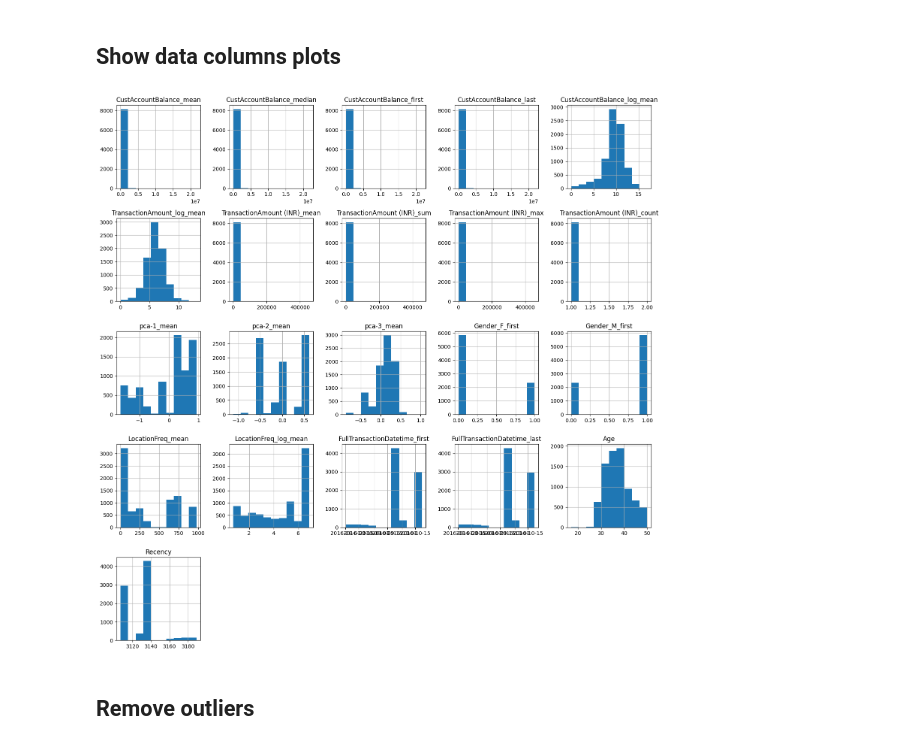
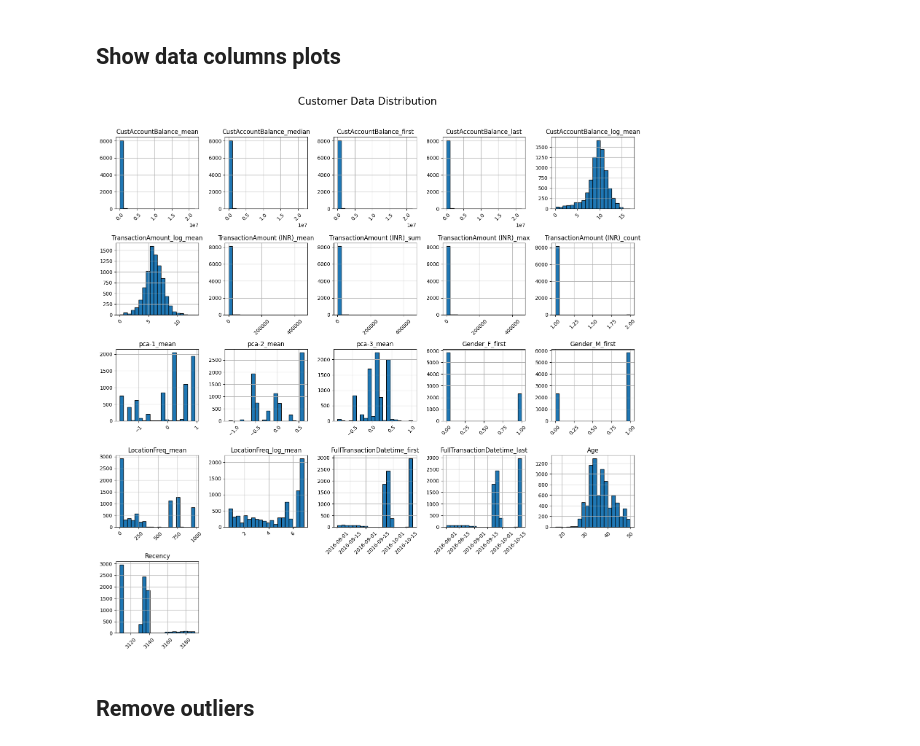
Before and after one commit to HeshamEL-Shreif/customer-segmentation, a Jupyter notebook: customer segmentation.ipynb, the cells around one changed output. Saved outputs shown, nothing was run; the diff lists cells and outputs as text; code cells hidden in the pictures.

```diff
--- a/customer segmentation.ipynb
+++ b/customer segmentation.ipynb
@@ -279,11 +286,13 @@ customer_df.describe()
 # %% [markdown]
 ## Show data columns plots
 # %%
-customer_df.hist(figsize=(15, 15))
+customer_df.hist(figsize=(15, 15), edgecolor='black', xrot=45, bins=20)
+plt.subplots_adjust(hspace=0.5)
+plt.suptitle('Customer Data Distribution', fontsize=20, y=1.02)
 plt.tight_layout()
 plt.show()
 # %% [output]
-[figure, old version]
+[figure, new version]
 # %% [markdown]
 ## Remove outliers
 # %%
```
Also changed, not shown: parts of 12 cells of this notebook, 2 other files.
